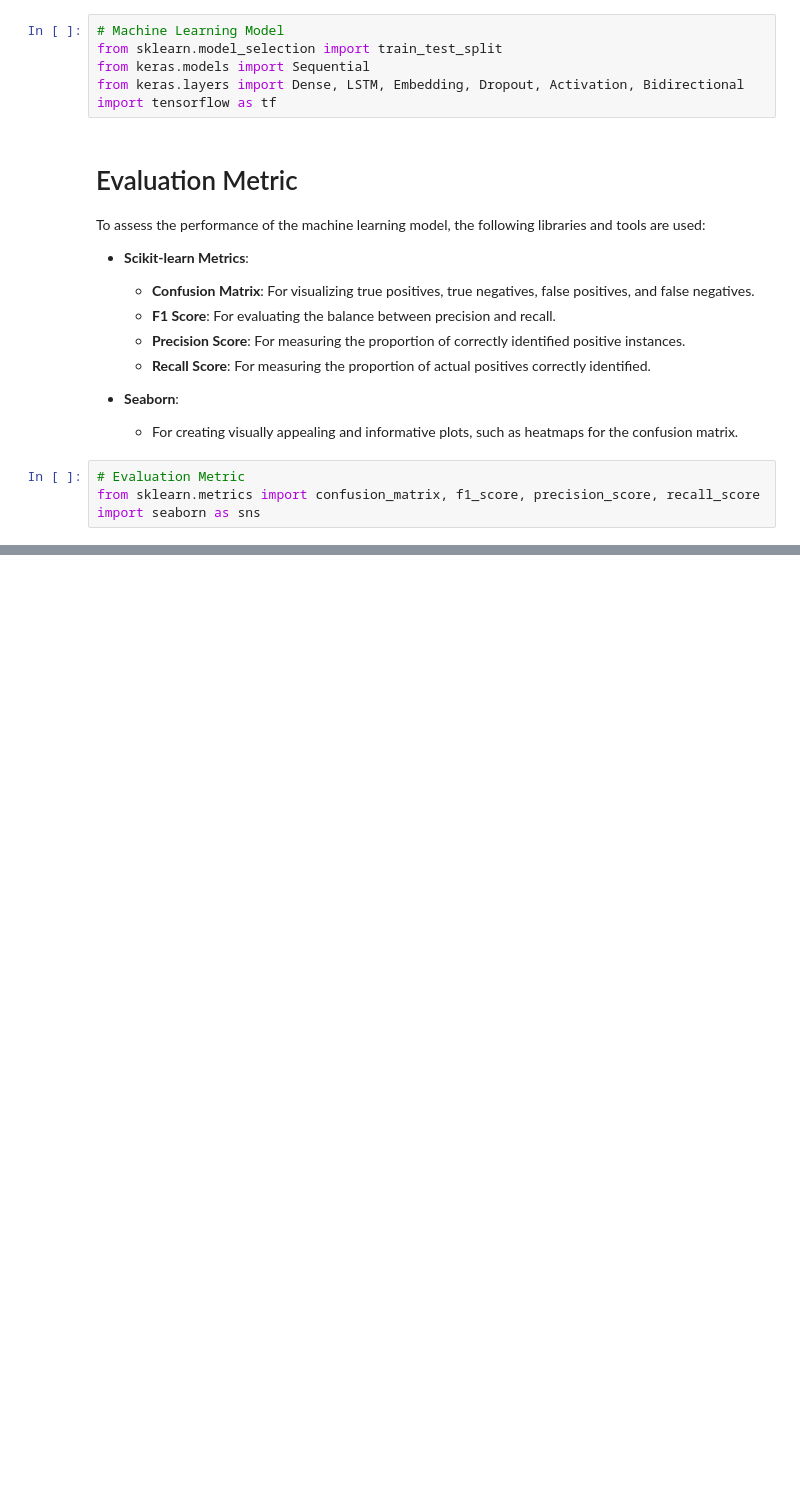
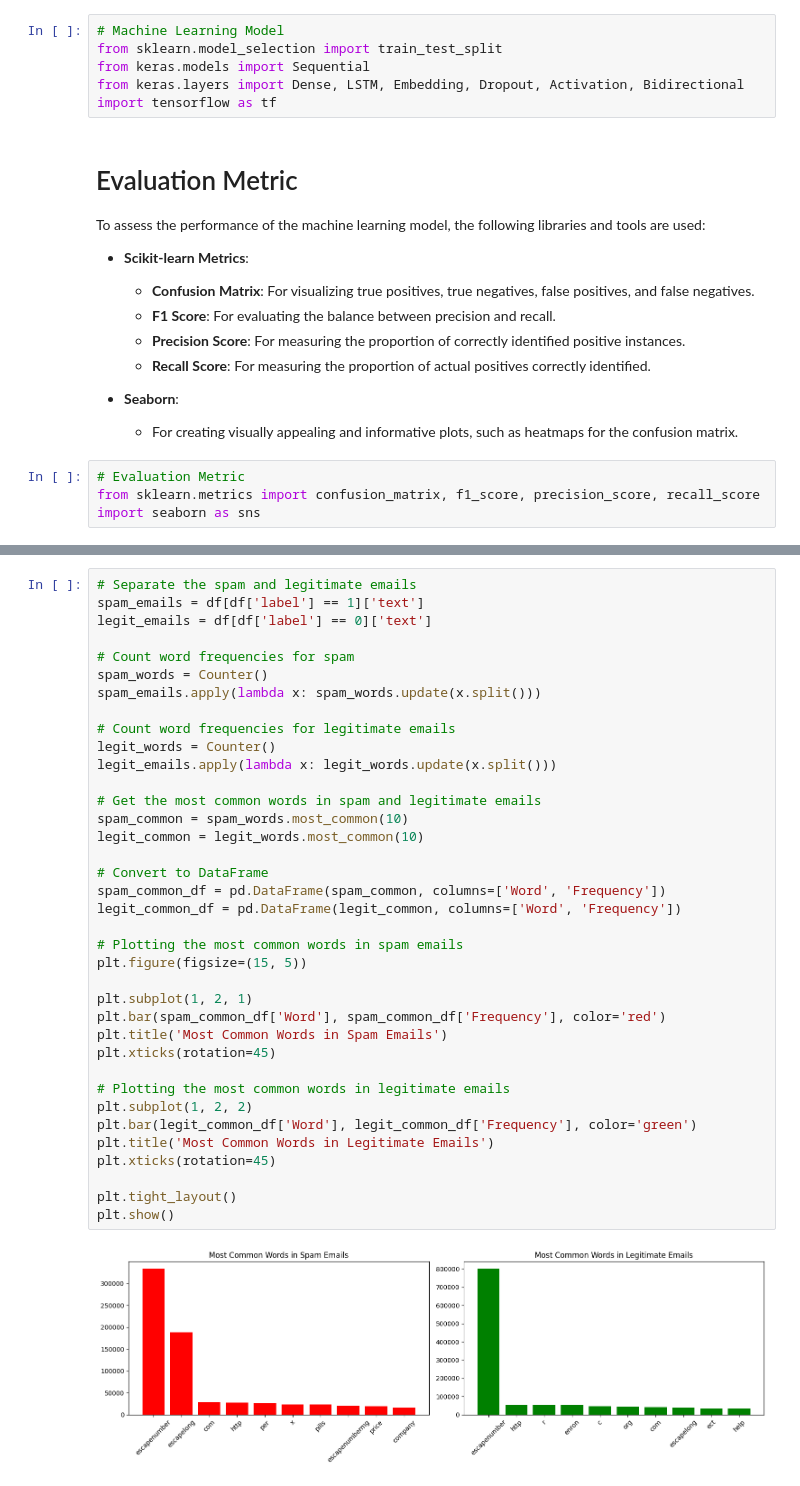
Before and after one commit to sergio11/spam_email_classifier_lstm, a Jupyter notebook: Spam_Email_Classification.ipynb, the cells around one changed output, grey strips where cells are left out. Drawn from its saved outputs; the diff is of its cells as text; blank space fills up the shorter version.

Commit message:
add Exploratory Data Analysis section

```diff
--- a/Spam_Email_Classification.ipynb
+++ b/Spam_Email_Classification.ipynb
@@ -132,0 +315,39 @@ import seaborn as sns
+# %%
+# Separate the spam and legitimate emails
+spam_emails = df[df['label'] == 1]['text']
+legit_emails = df[df['label'] == 0]['text']
+
+# Count word frequencies for spam
+spam_words = Counter()
+spam_emails.apply(lambda x: spam_words.update(x.split()))
+
+# Count word frequencies for legitimate emails
+legit_words = Counter()
+legit_emails.apply(lambda x: legit_words.update(x.split()))
+
+# Get the most common words in spam and legitimate emails
+spam_common = spam_words.most_common(10)
+legit_common = legit_words.most_common(10)
+
+# Convert to DataFrame
+spam_common_df = pd.DataFrame(spam_common, columns=['Word', 'Frequency'])
+legit_common_df = pd.DataFrame(legit_common, columns=['Word', 'Frequency'])
+
+# Plotting the most common words in spam emails
+plt.figure(figsize=(15, 5))
+
+plt.subplot(1, 2, 1)
+plt.bar(spam_common_df['Word'], spam_common_df['Frequency'], color='red')
+plt.title('Most Common Words in Spam Emails')
+plt.xticks(rotation=45)
+
+# Plotting the most common words in legitimate emails
+plt.subplot(1, 2, 2)
+plt.bar(legit_common_df['Word'], legit_common_df['Frequency'], color='green')
+plt.title('Most Common Words in Legitimate Emails')
+plt.xticks(rotation=45)
+
+plt.tight_layout()
+plt.show()
+# %% [output]
+[figure, added]
```
Also changed, not shown: parts of 29 cells of this notebook.
